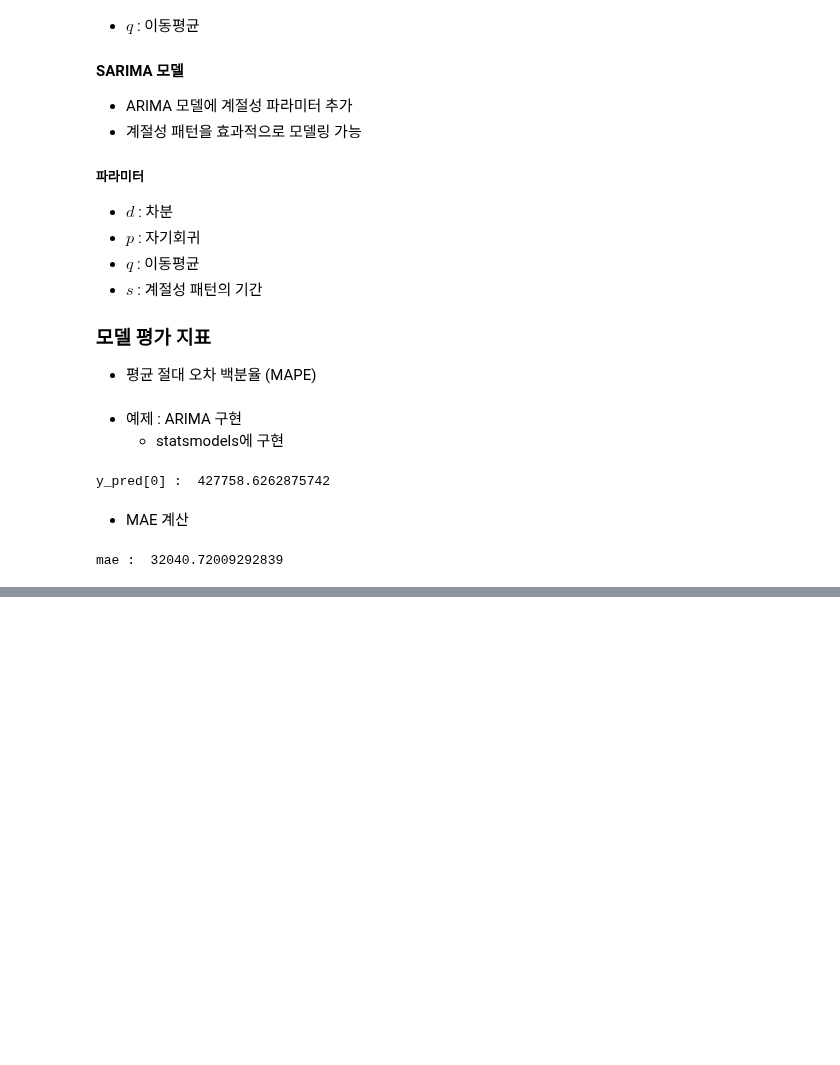
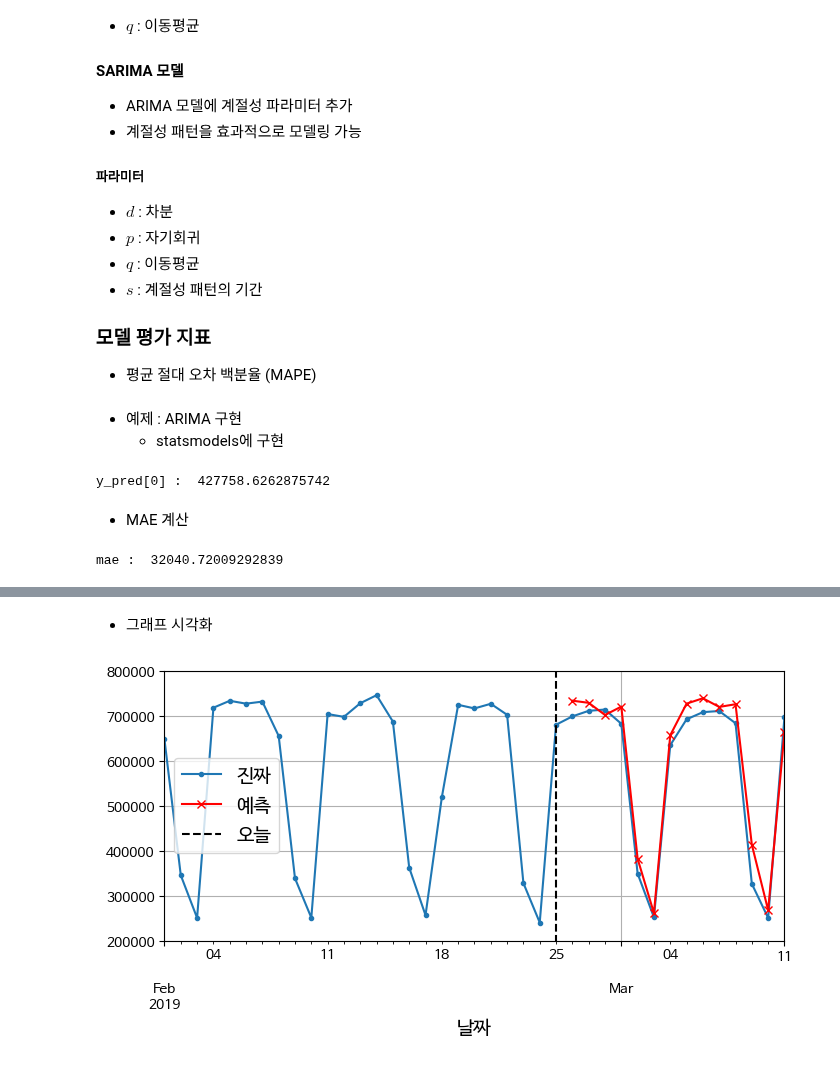
Before and after one commit to instar94/ml_tutorial, a Jupyter notebook: 06.Machine-Learning/handson/15_Processing_sequence_using_rnn_cnn.ipynb, the cells around one changed output, grey strips where cells are left out. Drawn from its saved outputs; the diff is of its cells as text; code cells hidden in the pictures; blank space fills up the shorter version.

```diff
--- a/06.Machine-Learning/handson/15_Processing_sequence_using_rnn_cnn.ipynb
+++ b/06.Machine-Learning/handson/15_Processing_sequence_using_rnn_cnn.ipynb
@@ -416,0 +578,2 @@ mae :  32040.72009292839
+# %%
+fit_and_evaluate(model, train_ds, valid_ds, learning_rate=0.02)
@@ -416,0 +601,5 @@ mae :  32040.72009292839
+# %%
+univar_model = tf.keras.Sequential([
+    tf.keras.layers.SimpleRNN(32, input_shape=[None, 1]),
+    tf.keras.layers.Dense(1)
+])
@@ -416,0 +608,2 @@ mae :  32040.72009292839
+# %%
+fit_and_evaluate(univar_model, train_ds, valid_ds, learning_rate=0.05)
@@ -416,0 +758,7 @@ mae :  32040.72009292839
+# %%
+import numpy as np
+
+X = rail_valid.to_numpy()[np.newaxis, :seq_length, np.newaxis]
+for step_ahead in range(14):
+    y_pred_one = univar_model.predict(X)
+    X = np.concatenate([X, y_pred_one.reshape(1, 1, 1)], axis=1)
@@ -416,0 +780,19 @@ mae :  32040.72009292839
+# %% [markdown]
+- 그래프 시각화
+# %%
+Y_pred = pd.Series(X[0, -14:, 0],
+                   index=pd.date_range("2019-02-26", "2019-03-11"))
+
+fig, ax = plt.subplots(figsize=(8, 3.5))
+(rail_valid * 1e6)["2019-02-01":"2019-03-11"].plot(
+    label="진짜", marker=".", ax=ax)
+(Y_pred * 1e6).plot(
+    label="예측", grid=True, marker="x", color="r", ax=ax)
+ax.vlines("2019-02-25", 0, 1e6, color="k", linestyle="--", label="오늘")
+ax.set_ylim([200_000, 800_000])
+ax.set_xlabel("날짜")
+plt.legend(loc="center left")
+
+plt.show()
+# %% [output]
+[figure, added]
```
Also changed, not shown: parts of 98 cells of this notebook.
